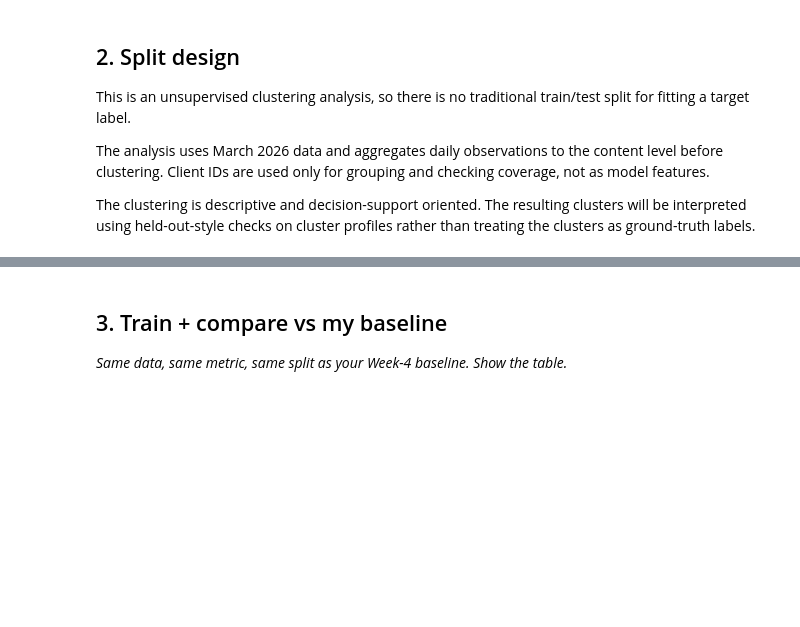
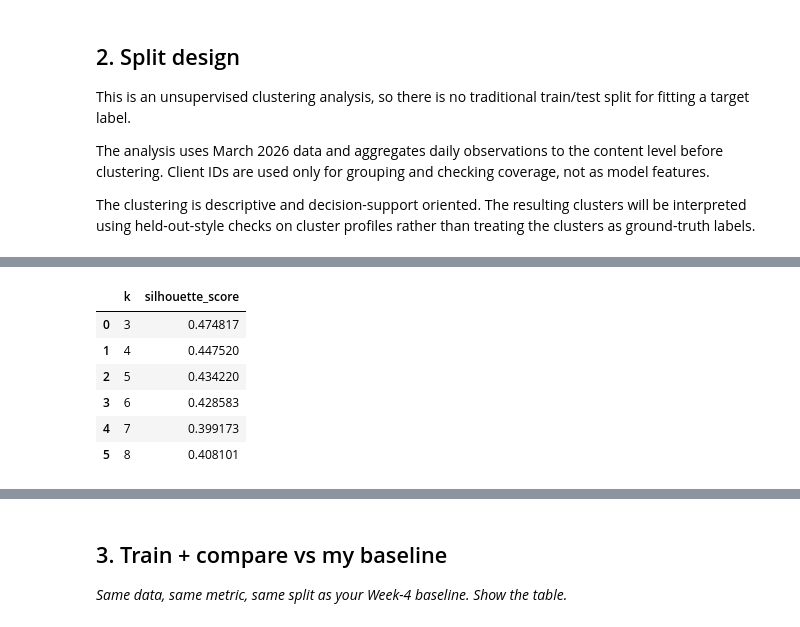
Before and after one commit to MukibHossain/ml-internship-starter, a Jupyter notebook: work/notebooks/w05_model.ipynb, the cells around one changed output, grey strips where cells are left out. Cells and saved outputs as stored; diff of their text form; code cells hidden in the pictures; blank space fills up the shorter version.

```diff
--- a/work/notebooks/w05_model.ipynb
+++ b/work/notebooks/w05_model.ipynb
@@ -79,0 +158,40 @@ The clustering is descriptive and decision-support oriented. The resulting clust
+# %%
+from sklearn.cluster import KMeans
+from sklearn.metrics import silhouette_score
+
+k_values = [3, 4, 5, 6, 7, 8]
+
+silhouette_results = []
+
+for k in k_values:
+    kmeans = KMeans(
+        n_clusters=k,
+        random_state=42,
+        n_init=10
+    )
+
+    labels = kmeans.fit_predict(X_scaled)
+
+    score = silhouette_score(
+        X_scaled,
+        labels,
+        sample_size=10000,
+        random_state=42
+    )
+
+    silhouette_results.append({
+        "k": k,
+        "silhouette_score": score
+    })
+
+silhouette_df = pd.DataFrame(silhouette_results)
+
+silhouette_df
+# %% [output]
+|  | k | silhouette_score |
+| 0 | 3 | 0.474817 |
+| 1 | 4 | 0.447520 |
+| 2 | 5 | 0.434220 |
+| 3 | 6 | 0.428583 |
+| 4 | 7 | 0.399173 |
+| 5 | 8 | 0.408101 |
```
Also changed, not shown: parts of 5 cells of this notebook.
